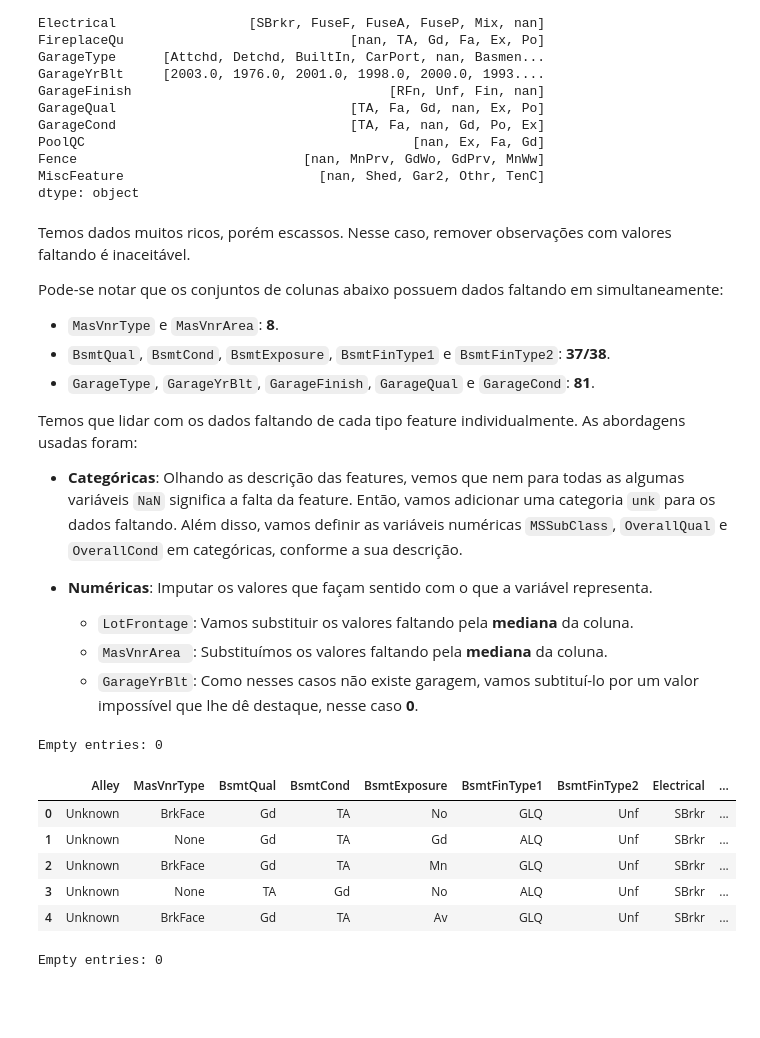
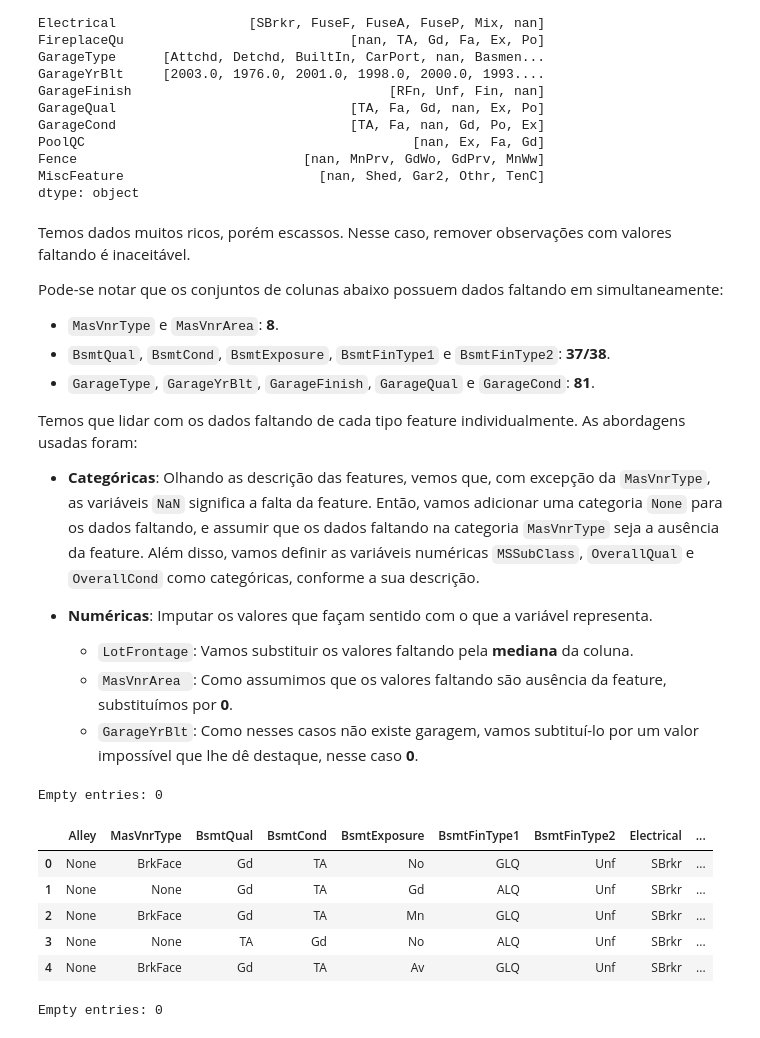
Before and after one commit to Fernandohf/ESIG_Challenge, a Jupyter notebook: HousePrice.ipynb, the cells around one changed output. Saved outputs shown, nothing was run; the diff lists cells and outputs as text; code cells hidden in the pictures; blank space fills up the shorter version.

```diff
--- a/HousePrice.ipynb
+++ b/HousePrice.ipynb
@@ -249,37 +252,37 @@ Pode-se notar que os conjuntos de colunas abaixo possuem dados faltando em simul
 
 Temos que lidar com os dados faltando de cada tipo feature individualmente. As abordagens usadas foram:
 
-- **Categóricas**: Olhando as descrição das features, vemos que nem para todas as algumas variáveis `NaN` significa a falta da feature. Então, vamos adicionar uma categoria `unk` para os dados faltando. Além disso, vamos definir as variáveis numéricas `MSSubClass`, `OverallQual` e `OverallCond` em categóricas, conforme a sua descrição.
+- **Categóricas**: Olhando as descrição das features, vemos que, com excepção da `MasVnrType`, as variáveis `NaN` significa a falta da feature. Então, vamos adicionar uma categoria `None` para os dados faltando, e assumir que os dados faltando na categoria `MasVnrType` seja a ausência da feature. Além disso, vamos definir as variáveis numéricas `MSSubClass`, `OverallQual` e `OverallCond` como categóricas, conforme a sua descrição.
 
 - **Numéricas**: Imputar os valores que façam sentido com o que a variável representa.
   - `LotFrontage`: Vamos substituir os valores faltando pela **mediana** da coluna.
-  - `MasVnrArea `: Substituímos os valores faltando pela **mediana** da coluna.
+  - `MasVnrArea `: Como assumimos que os valores faltando são ausência da feature, substituímos por **0**.
   - `GarageYrBlt`: Como nesses casos não existe garagem, vamos subtituí-lo por um valor impossível que lhe dê destaque, nesse caso **0**.
 # %%
 # Cleaned data
 c_train = train.copy()
 
 # Imput categorical columns
 miss_cat_cols = ['Alley', 'MasVnrType', 'BsmtQual', 'BsmtCond', 'BsmtExposure',
                  'BsmtFinType1', 'BsmtFinType2', 'Electrical', 'FireplaceQu',
                  'GarageType', 'GarageFinish', 'GarageQual', 'GarageCond',
                  'PoolQC', 'Fence', 'MiscFeature']
-c_train[miss_cat_cols] = train[miss_cat_cols].fillna('Unknown')
+c_train[miss_cat_cols] = train[miss_cat_cols].fillna('None')
 
 # Tranform numerical variables in categorical variables
 cat_feat = ['MSSubClass', 'OverallQual', 'OverallCond'] + list(train.select_dtypes('object').columns)
 c_train[cat_feat] = c_train[cat_feat].astype('category')
 
 print(f"Empty entries: {c_train[miss_cat_cols].isna().sum().sum()}")
 c_train[miss_cat_cols].head()
 # %% [output]
 Empty entries: 0
 |  | Alley | MasVnrType | BsmtQual | BsmtCond | BsmtExposure | BsmtFinType1 | BsmtFinType2 | Electrical | ... |
-| 0 | Unknown | BrkFace | Gd | TA | No | GLQ | Unf | SBrkr | ... |
-| 1 | Unknown | None | Gd | TA | Gd | ALQ | Unf | SBrkr | ... |
-| 2 | Unknown | BrkFace | Gd | TA | Mn | GLQ | Unf | SBrkr | ... |
-| 3 | Unknown | None | TA | Gd | No | ALQ | Unf | SBrkr | ... |
-| 4 | Unknown | BrkFace | Gd | TA | Av | GLQ | Unf | SBrkr | ... |
+| 0 | None | BrkFace | Gd | TA | No | GLQ | Unf | SBrkr | ... |
+| 1 | None | None | Gd | TA | Gd | ALQ | Unf | SBrkr | ... |
+| 2 | None | BrkFace | Gd | TA | Mn | GLQ | Unf | SBrkr | ... |
+| 3 | None | None | TA | Gd | No | ALQ | Unf | SBrkr | ... |
+| 4 | None | BrkFace | Gd | TA | Av | GLQ | Unf | SBrkr | ... |
 # %%
 from sklearn.preprocessing import Imputer
 
```
Also changed, not shown: parts of 17 cells of this notebook.
